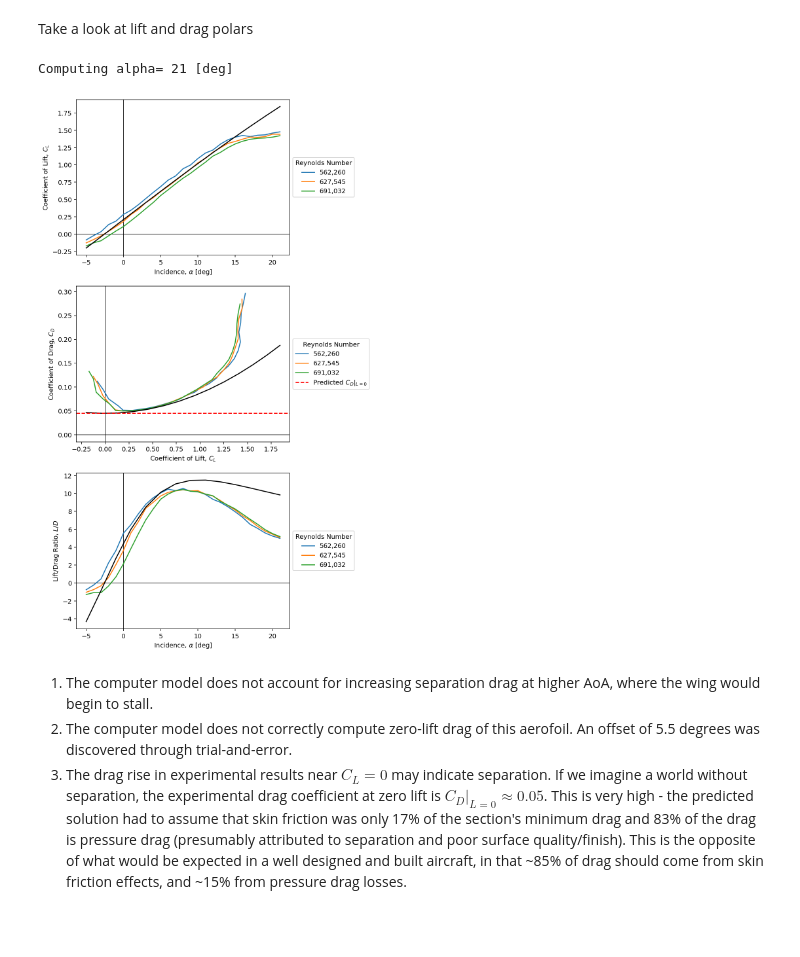
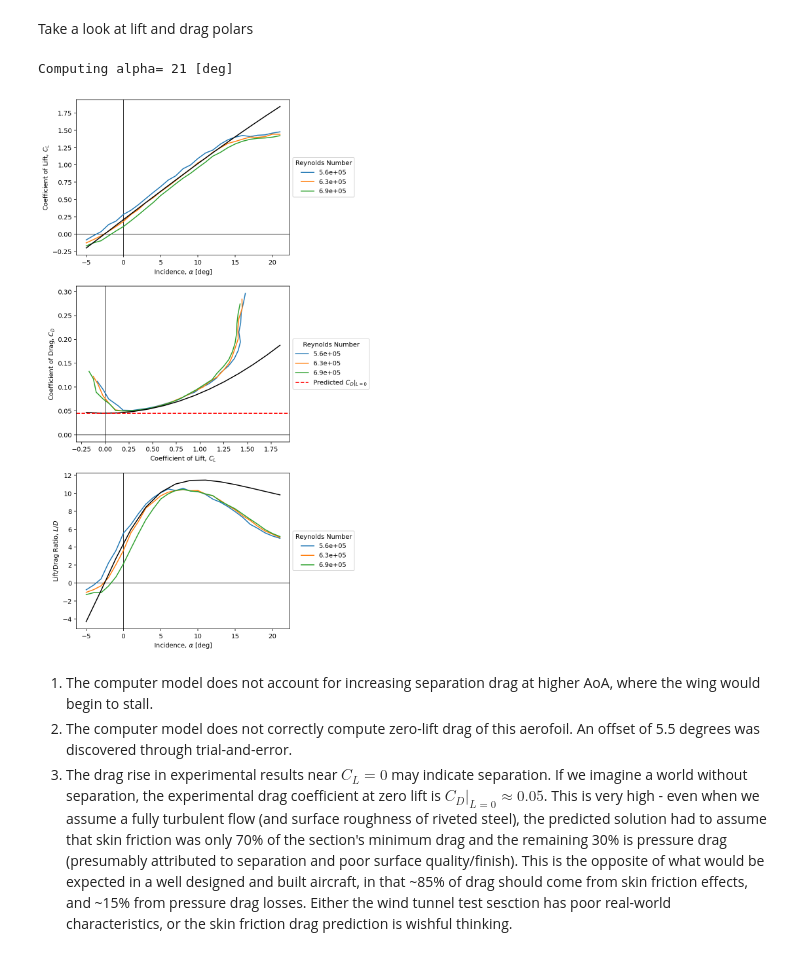
Before and after one commit to yaseen157/carpy, a Jupyter notebook: docs/source/user/Channel Crosser HPA/FX 76-MP-140 Characterisation.ipynb, the cells around one changed output. Cells and saved outputs as stored; diff of their text form; code cells hidden in the pictures; blank space fills up the shorter version.

```diff
--- a/docs/source/user/Channel Crosser HPA/FX 76-MP-140 Characterisation.ipynb
+++ b/docs/source/user/Channel Crosser HPA/FX 76-MP-140 Characterisation.ipynb
@@ -78,8 +78,16 @@ print(Re)
 from carpy.aerodynamics import MixedBLDrag
 from carpy.utility import constants as co
 
-CDf_wt = 0.17
-soln_zl = MixedBLDrag(wing2d, TAS=18, Ks=co.MATERIAL.roughness_Ks.mylar, CDf_CD0=(CDf_wt / (1 - CDf_wt)))
+CDf_wt = 0.70
+CDf_CD0 = (CDf_wt / (1 - CDf_wt))
+
+# Even though the surface was covered in Mylar, treat the
+# wing surface as if it was turbulent, riveted steel
+soln_zl = MixedBLDrag(
+    wing2d, TAS=18,
+    Ks=co.MATERIAL.roughness_Ks.steel_riveted.max(),
+    CDf_CD0=CDf_CD0, Xtr_C=0
+)
 print(soln_zl)
 # %% [output]
 ** <carpy WingSections at 0x...> **
@@ -132,7 +140,7 @@ for run_name, df in dfs.items():
 
     rho = q / (0.5 * V ** 2)
     Re = rho * V * section.chord / mu
-    label = f"{Re.mean():,.0f}"
+    label = f"{Re.mean():.2g}"
 
     cl = lift / (q * wing.Sref)
     cd = drag / (q * wing.Sref)
@@ -150,39 +158,40 @@ for run_name, df in dfs.items():
     # Lift/drag vs incidence
     axs[2].plot(alpha, cl/cd, label=label)
     axs[2].set_xlabel("Incidence, $\\alpha$ [deg]")
     axs[2].set_ylabel("Lift/Drag Ratio, $L/D$")
 
 # Compute results
 CLs = []
 CDs = []
 offset_deg = 5.5  # The computed zero-lift is this many degrees off the experimental zero-lift
 alphas = np.arange(-5, 23, 2)
 
 for alpha in alphas:
     print(f"Computing {alpha=: >3.0f} [deg]  ", end="\r")
 
     alpha_rad = np.radians(alpha-offset_deg)
     soln = soln_zl + HorseshoeVortex(wing2d, TAS=18, alpha=alpha_rad)
     CLs.append(soln.CL)
     CDs.append(soln.CD)
 
 axs[0].plot(alphas, CLs, c="k")
 axs[1].plot(CLs, CDs, c="k")
 axs[1].axhline(soln_zl.CD, c="r", ls="--", label="Predicted $C_D|_{L=0}$")
 axs[2].plot(alphas, [CLs[i] / CDs[i] for i in range(len(alphas))], c="k");
 
 for ax in axs:
     ax.legend(bbox_to_anchor=(1, 0.5), loc="center left", title="Reynolds Number")
     ax.axhline(0, c="k", zorder=-10, lw=0.8)
     ax.axvline(0, c="k", zorder=-10, lw=0.8)
 # %% [output]
 Computing alpha= 21 [deg]
-[figure, old version]
+[figure, new version]
 # %% [markdown]
 1. The computer model does not account for increasing separation drag at higher AoA, where the wing would begin to stall.
 2. The computer model does not correctly compute zero-lift drag of this aerofoil.
    An offset of 5.5 degrees was discovered through trial-and-error.
 4. The drag rise in experimental results near $C_L=0$ may indicate separation.
    If we imagine a world without separation, the experimental drag coefficient at zero lift is $C_D|_{L=0} \approx 0.05$.
-   This is very high - the predicted solution had to assume that skin friction was only 17% of the section's minimum drag and 83% of the drag is pressure drag (presumably attributed to separation and poor surface quality/finish).
+   This is very high - even when we assume a fully turbulent flow (and surface roughness of riveted steel), the predicted solution had to assume that skin friction was only 70% of the section's minimum drag and the remaining 30% is pressure drag (presumably attributed to separation and poor surface quality/finish).
    This is the opposite of what would be expected in a well designed and built aircraft, in that ~85% of drag should come from skin friction effects, and ~15% from pressure drag losses.
+   Either the wind tunnel test sesction has poor real-world characteristics, or the skin friction drag prediction is wishful thinking.
```
Also changed, not shown: parts of 1 cell of this notebook, 10 other files.
